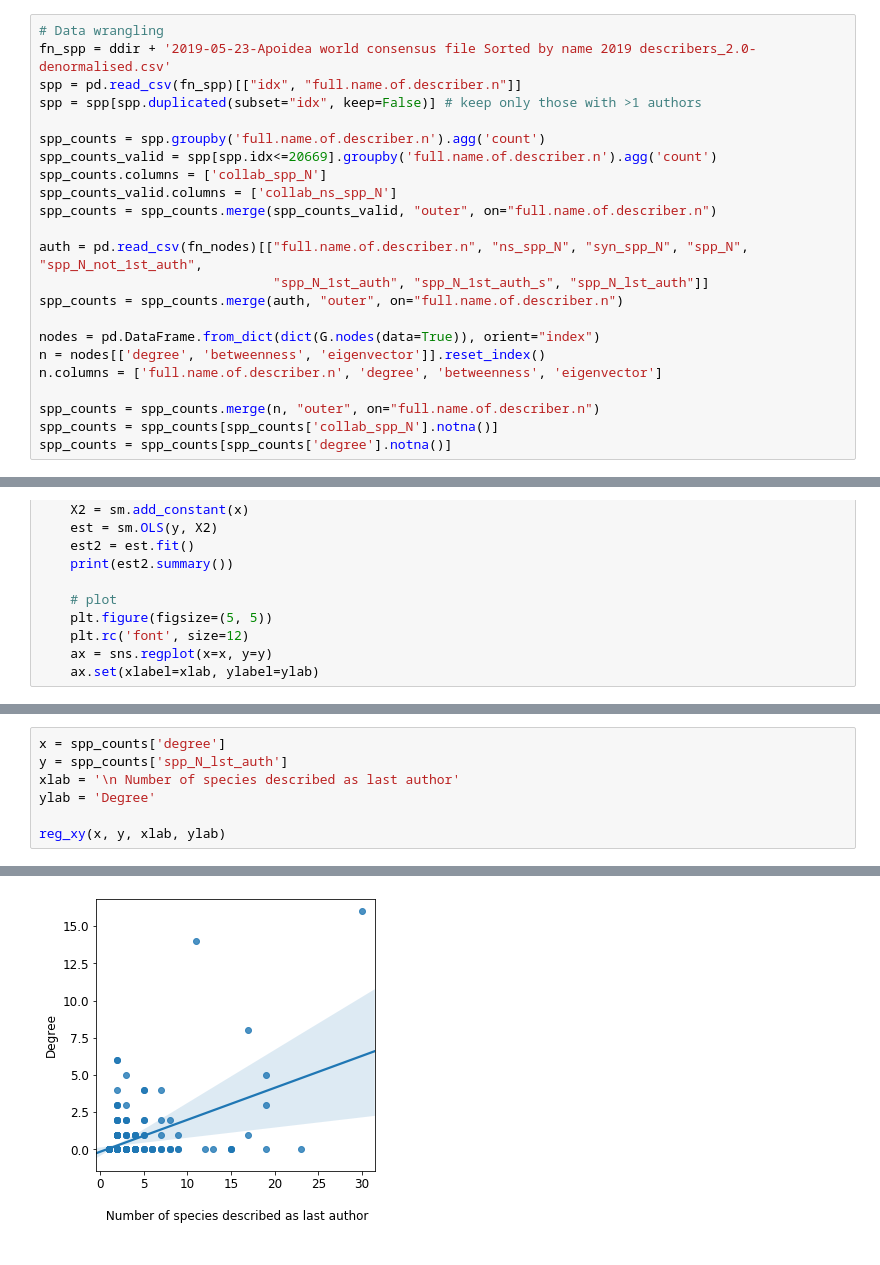
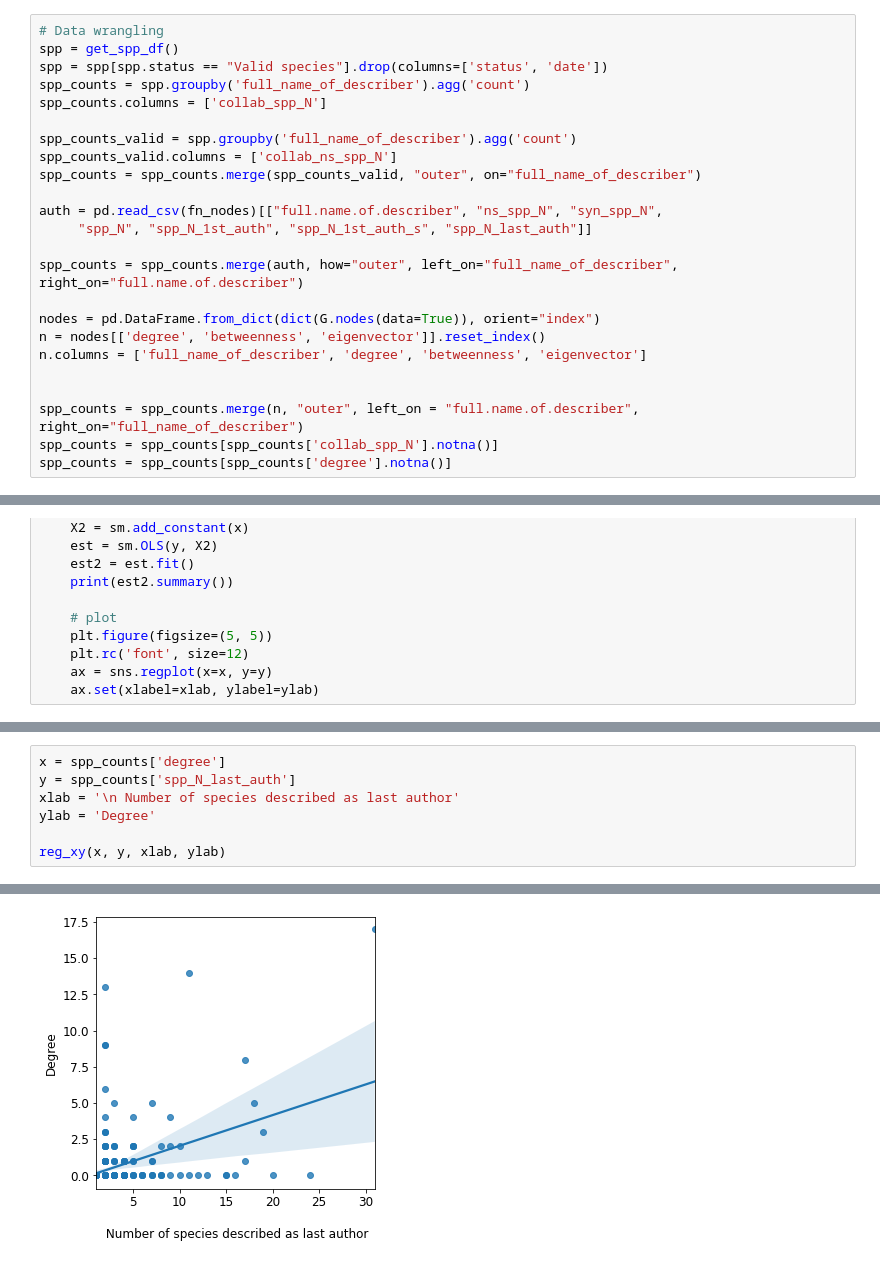
Before and after one commit to eunices/masters-thesis-code, a Jupyter notebook: 2020-08-31-jsa-type-v2-ch3-coauth/2019-11-07-coauthor-network-collaborativeness.ipynb, the cells around one changed output, grey strips where cells are left out. Drawn from its saved outputs; the diff is of its cells as text.

```diff
--- a/2020-08-31-jsa-type-v2-ch3-coauth/2019-11-07-coauthor-network-collaborativeness.ipynb
+++ b/2020-08-31-jsa-type-v2-ch3-coauth/2019-11-07-coauthor-network-collaborativeness.ipynb
@@ -31,24 +33,25 @@ Average degree:   2.5651
 # %%
 # Data wrangling
-fn_spp = ddir + '2019-05-23-Apoidea world consensus file Sorted by name 2019 describers_2.0-denormalised.csv'
-spp = pd.read_csv(fn_spp)[["idx", "full.name.of.describer.n"]]
-spp = spp[spp.duplicated(subset="idx", keep=False)] # keep only those with >1 authors
+spp = get_spp_df()
+spp = spp[spp.status == "Valid species"].drop(columns=['status', 'date'])
+spp_counts = spp.groupby('full_name_of_describer').agg('count')
+spp_counts.columns = ['collab_spp_N']
 
-spp_counts = spp.groupby('full.name.of.describer.n').agg('count')
-spp_counts_valid = spp[spp.idx<=20669].groupby('full.name.of.describer.n').agg('count')
-spp_counts.columns = ['collab_spp_N']
+spp_counts_valid = spp.groupby('full_name_of_describer').agg('count')
 spp_counts_valid.columns = ['collab_ns_spp_N']
-spp_counts = spp_counts.merge(spp_counts_valid, "outer", on="full.name.of.describer.n")
+spp_counts = spp_counts.merge(spp_counts_valid, "outer", on="full_name_of_describer")
 
-auth = pd.read_csv(fn_nodes)[["full.name.of.describer.n", "ns_spp_N", "syn_spp_N", "spp_N", "spp_N_not_1st_auth",
-                              "spp_N_1st_auth", "spp_N_1st_auth_s", "spp_N_lst_auth"]]
-spp_counts = spp_counts.merge(auth, "outer", on="full.name.of.describer.n")
+auth = pd.read_csv(fn_nodes)[["full.name.of.describer", "ns_spp_N", "syn_spp_N",
+     "spp_N", "spp_N_1st_auth", "spp_N_1st_auth_s", "spp_N_last_auth"]]
+
+spp_counts = spp_counts.merge(auth, how="outer", left_on="full_name_of_describer", right_on="full.name.of.describer")
 
 nodes = pd.DataFrame.from_dict(dict(G.nodes(data=True)), orient="index")
 n = nodes[['degree', 'betweenness', 'eigenvector']].reset_index()
-n.columns = ['full.name.of.describer.n', 'degree', 'betweenness', 'eigenvector']
+n.columns = ['full_name_of_describer', 'degree', 'betweenness', 'eigenvector']
 
-spp_counts = spp_counts.merge(n, "outer", on="full.name.of.describer.n")
+
+spp_counts = spp_counts.merge(n, "outer", left_on = "full.name.of.describer", right_on="full_name_of_describer")
 spp_counts = spp_counts[spp_counts['collab_spp_N'].notna()]
 spp_counts = spp_counts[spp_counts['degree'].notna()]
 # %%
@@ -146,6 +149,6 @@ Warnings:
 # %%
 x = spp_counts['degree']
-y = spp_counts['spp_N_lst_auth']
+y = spp_counts['spp_N_last_auth']
 xlab = '\n Number of species described as last author'
 ylab = 'Degree'
 
@@ -170,5 +173,5 @@ Warnings:
 [1] Standard Errors assume that the covariance matrix of the errors is correctly specified.
-[figure, old version]
+[figure, new version]
 # %%
 spp_counts.columns
 # %% [output]
```
Also changed, not shown: parts of 8 cells of this notebook, 10 other files.
